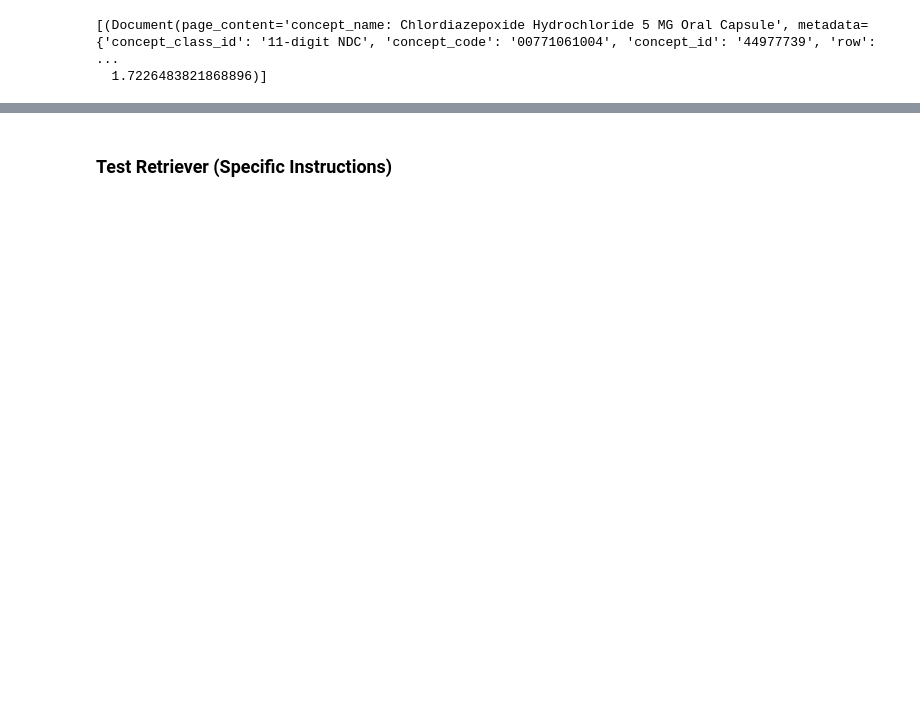
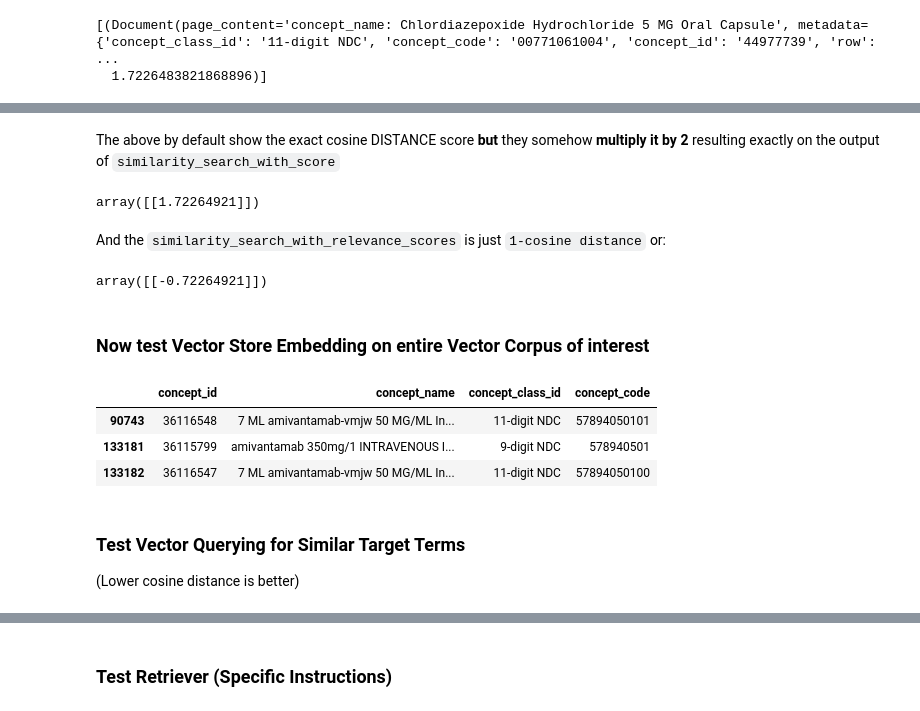
Before and after one commit to jzamalloa1/langchain_learning, a Jupyter notebook: advanced_rag.ipynb, the cells around one changed output, grey strips where cells are left out. Saved outputs shown, nothing was run; the diff lists cells and outputs as text; code cells hidden in the pictures; blank space fills up the shorter version.

Commit message:
found cosine distance calculation using by Chroma DB. Testing larger DB next

```diff
--- a/advanced_rag.ipynb
+++ b/advanced_rag.ipynb
@@ -247,0 +227,33 @@ ndc_db.similarity_search("what are the ndc codes for lazertinib", 10)
+# %% [markdown]
+The above by default show the exact cosine DISTANCE score **but** they somehow **multiply it by 2** resulting exactly on the output of `similarity_search_with_score`
+# %%
+pairwise_distances(
+    np.array([ndc_db.get(include=['embeddings'])["embeddings"][0]]),
+    np.array([sample_query]),
+    metric="cosine" #Distance
+)*2
+# %% [output]
+array([[1.72264921]])
+# %% [markdown]
+And the `similarity_search_with_relevance_scores` is just `1-cosine distance` or:
+# %%
+1 - (
+   pairwise_distances(
+    np.array([ndc_db.get(include=['embeddings'])["embeddings"][0]]),
+    np.array([sample_query]),
+    metric="cosine"
+    )*2
+)
+# %% [output]
+array([[-0.72264921]])
+# %% [markdown]
+### Now test Vector Store Embedding on entire Vector Corpus of interest
+# %%
+(pd.read_csv( ndc_dir + "/CONCEPT_FILTERED.csv", sep="\t")
+ .query("concept_name.str.upper().str.contains('AMIVAN')", engine="python")
+ )
+# %% [output]
+|  | concept_id | concept_name | concept_class_id | concept_code |
+| 90743 | 36116548 | 7 ML amivantamab-vmjw 50 MG/ML In... | 11-digit NDC | 57894050101 |
+| 133181 | 36115799 | amivantamab 350mg/1 INTRAVENOUS I... | 9-digit NDC | 578940501 |
+| 133182 | 36116547 | 7 ML amivantamab-vmjw 50 MG/ML In... | 11-digit NDC | 57894050100 |
@@ -247,0 +295,3 @@ ndc_db.similarity_search("what are the ndc codes for lazertinib", 10)
+# %% [markdown]
+### Test Vector Querying for Similar Target Terms
+(Lower cosine distance is better)
```
Also changed, not shown: parts of 17 cells of this notebook.
